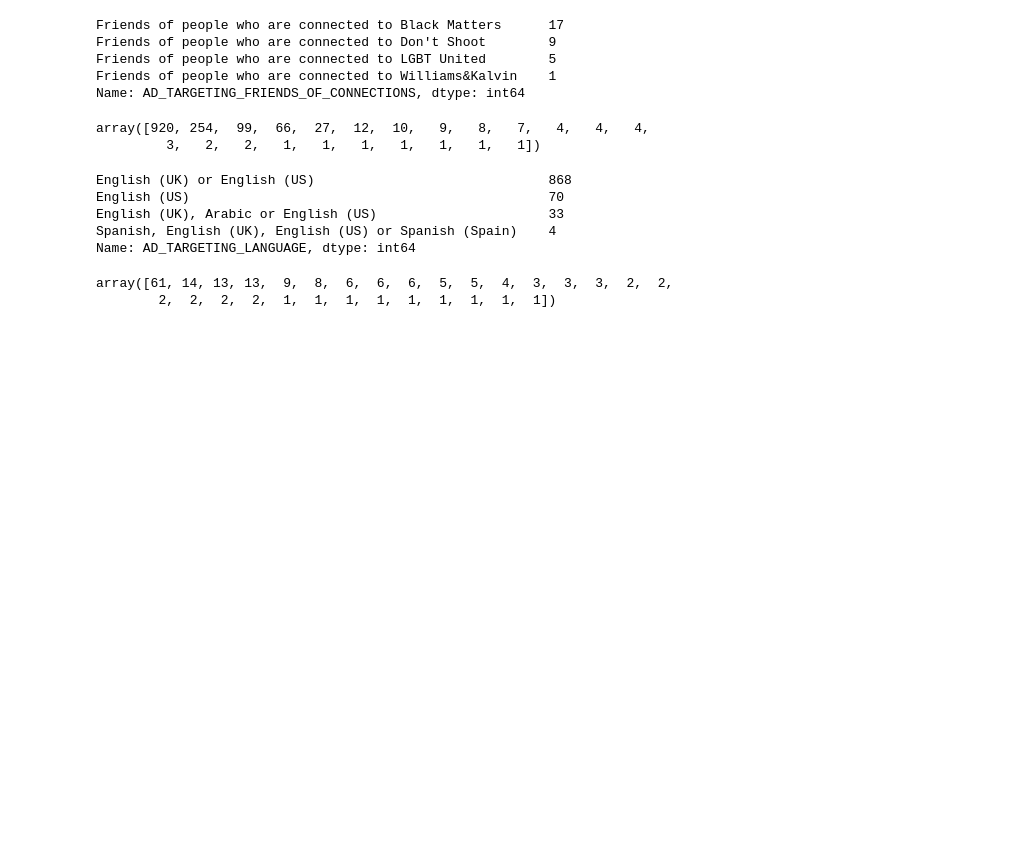
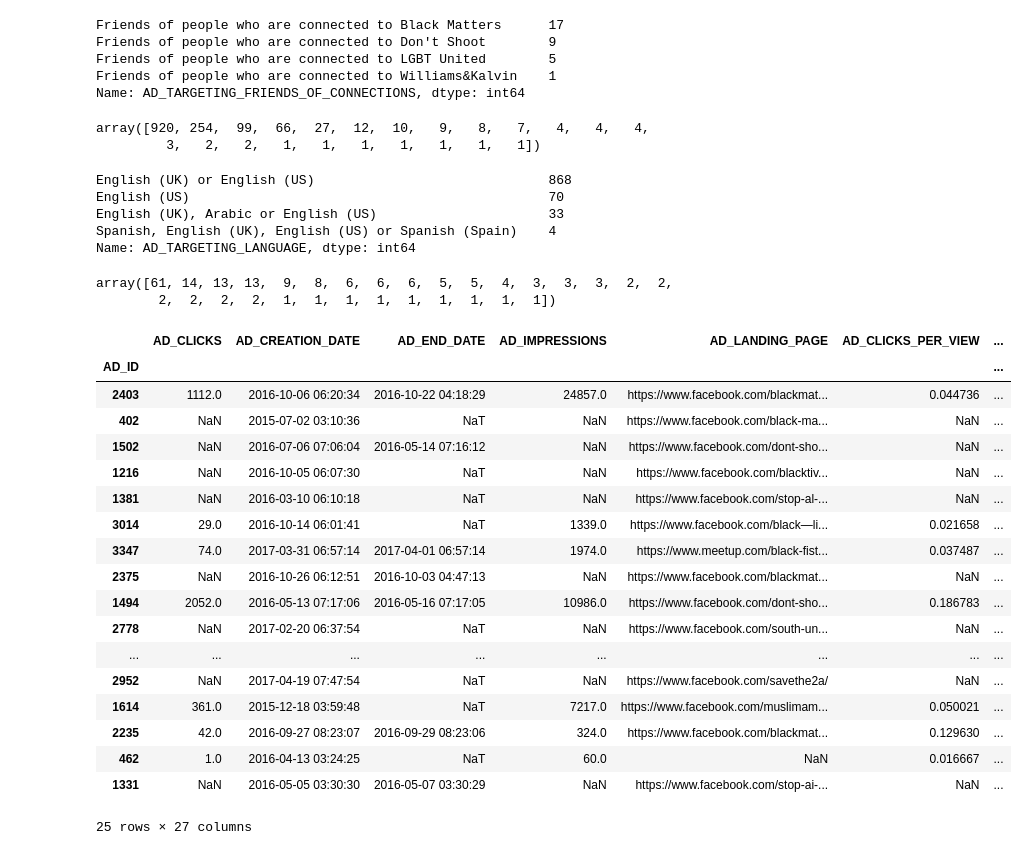
Before and after one commit to JulianJ1/IRA_Facebook_Ads, a Jupyter notebook: Scripts/duplicate_analysis.ipynb, the cells around one changed output. Drawn from its saved outputs; the diff is of its cells as text; code cells hidden in the pictures; blank space fills up the shorter version.

```diff
--- a/Scripts/duplicate_analysis.ipynb
+++ b/Scripts/duplicate_analysis.ipynb
@@ -265,3 +285,25 @@ duplicateDF['AD_TARGETING_PEOPLE_WHO_MATCH'].value_counts().values
 # %% [output]
 array([61, 14, 13, 13,  9,  8,  6,  6,  6,  5,  5,  4,  3,  3,  3,  2,  2,
         2,  2,  2,  2,  1,  1,  1,  1,  1,  1,  1,  1,  1])
+# %%
+duplicateDF.sample(25)
+# %% [output]
+|  | AD_CLICKS | AD_CREATION_DATE | AD_END_DATE | AD_IMPRESSIONS | AD_LANDING_PAGE | AD_CLICKS_PER_VIEW | ... |
+| AD_ID |  |  |  |  |  |  | ... |
+| 2403 | 1112.0 | 2016-10-06 06:20:34 | 2016-10-22 04:18:29 | 24857.0 | https://www.facebook.com/blackmat... | 0.044736 | ... |
+| 402 | NaN | 2015-07-02 03:10:36 | NaT | NaN | https://www.facebook.com/black-ma... | NaN | ... |
+| 1502 | NaN | 2016-07-06 07:06:04 | 2016-05-14 07:16:12 | NaN | https://www.facebook.com/dont-sho... | NaN | ... |
+| 1216 | NaN | 2016-10-05 06:07:30 | NaT | NaN | https://www.facebook.com/blacktiv... | NaN | ... |
+| 1381 | NaN | 2016-03-10 06:10:18 | NaT | NaN | https://www.facebook.com/stop-al-... | NaN | ... |
+| 3014 | 29.0 | 2016-10-14 06:01:41 | NaT | 1339.0 | https://www.facebook.com/black—li... | 0.021658 | ... |
+| 3347 | 74.0 | 2017-03-31 06:57:14 | 2017-04-01 06:57:14 | 1974.0 | https://www.meetup.com/black-fist... | 0.037487 | ... |
+| 2375 | NaN | 2016-10-26 06:12:51 | 2016-10-03 04:47:13 | NaN | https://www.facebook.com/blackmat... | NaN | ... |
+| 1494 | 2052.0 | 2016-05-13 07:17:06 | 2016-05-16 07:17:05 | 10986.0 | https://www.facebook.com/dont-sho... | 0.186783 | ... |
+| 2778 | NaN | 2017-02-20 06:37:54 | NaT | NaN | https://www.facebook.com/south-un... | NaN | ... |
+| ... | ... | ... | ... | ... | ... | ... | ... |
+| 2952 | NaN | 2017-04-19 07:47:54 | NaT | NaN | https://www.facebook.com/savethe2a/ | NaN | ... |
+| 1614 | 361.0 | 2015-12-18 03:59:48 | NaT | 7217.0 | https://www.facebook.com/muslimam... | 0.050021 | ... |
+| 2235 | 42.0 | 2016-09-27 08:23:07 | 2016-09-29 08:23:06 | 324.0 | https://www.facebook.com/blackmat... | 0.129630 | ... |
+| 462 | 1.0 | 2016-04-13 03:24:25 | NaT | 60.0 | NaN | 0.016667 | ... |
+| 1331 | NaN | 2016-05-05 03:30:30 | 2016-05-07 03:30:29 | NaN | https://www.facebook.com/stop-ai-... | NaN | ... |
+25 rows × 27 columns
```
Also changed, not shown: parts of 6 cells of this notebook, 1 other file.
